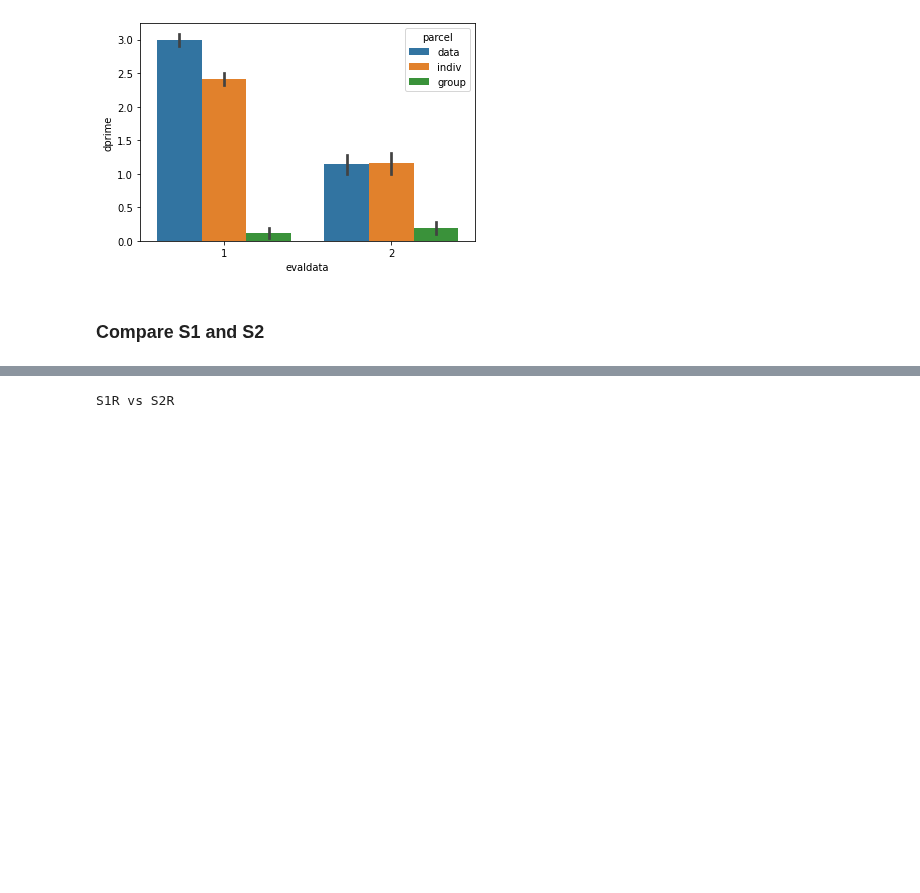
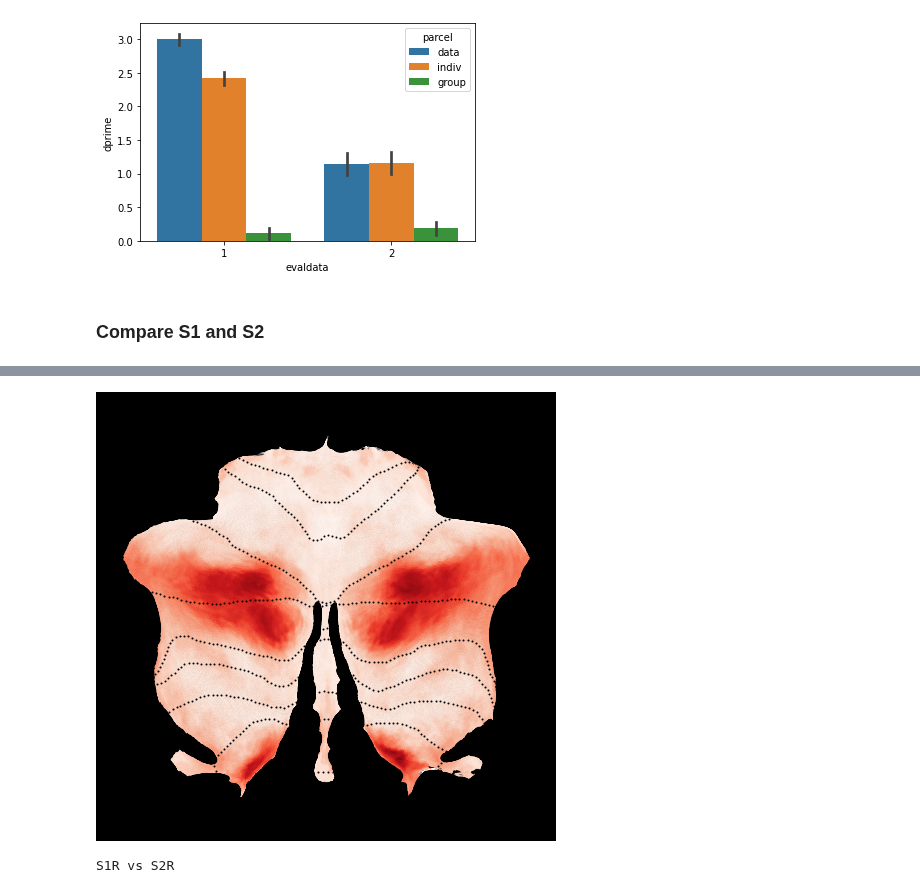
Before and after one commit to DiedrichsenLab/ProbabilisticParcellation, a Jupyter notebook: notebooks/atlas_paper/overlapping_regions.ipynb, the cells around one changed output, grey strips where cells are left out. Cells and saved outputs as stored; diff of their text form; code cells hidden in the pictures; blank space fills up the shorter version.

```diff
--- a/notebooks/atlas_paper/overlapping_regions.ipynb
+++ b/notebooks/atlas_paper/overlapping_regions.ipynb
@@ -76,3 +86,9 @@ t-test for difference in dprime: t(23)=12.837, p=0.000
+# %%
+plt.figure(figsize=(8, 8))
+ppp.plot_parcel_prob('S2','NettekovenSym32',space='MNISymC2',backgroundcolor='w')
+plt.savefig(figure_path + 'Prob_S2.png',bbox_inches='tight')
+# %% [output]
+[figure, added]
 # %%
 reg = [28,29]
 print(f"{label[reg[0]+1]} vs {label[reg[1]+1]}")
```
Also changed, not shown: parts of 6 cells of this notebook, 1 other file.
